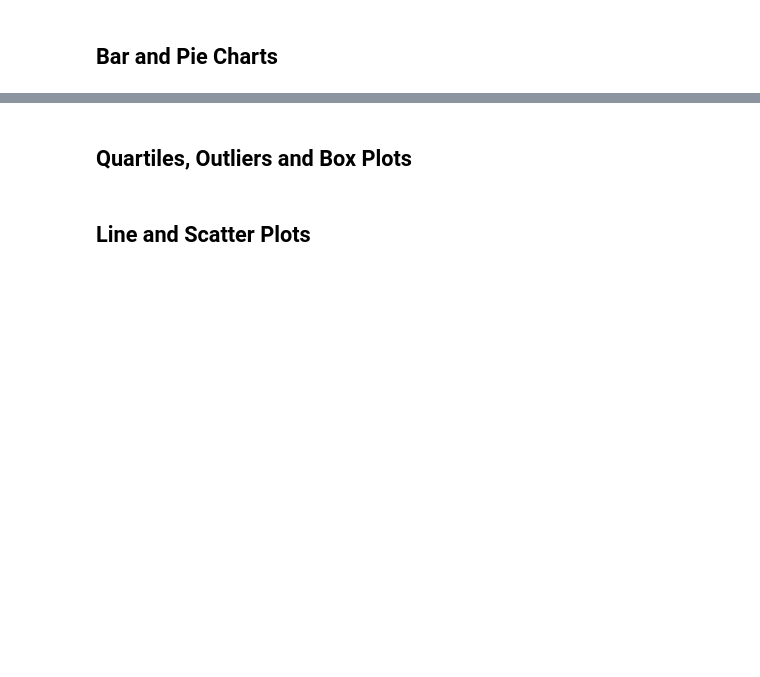
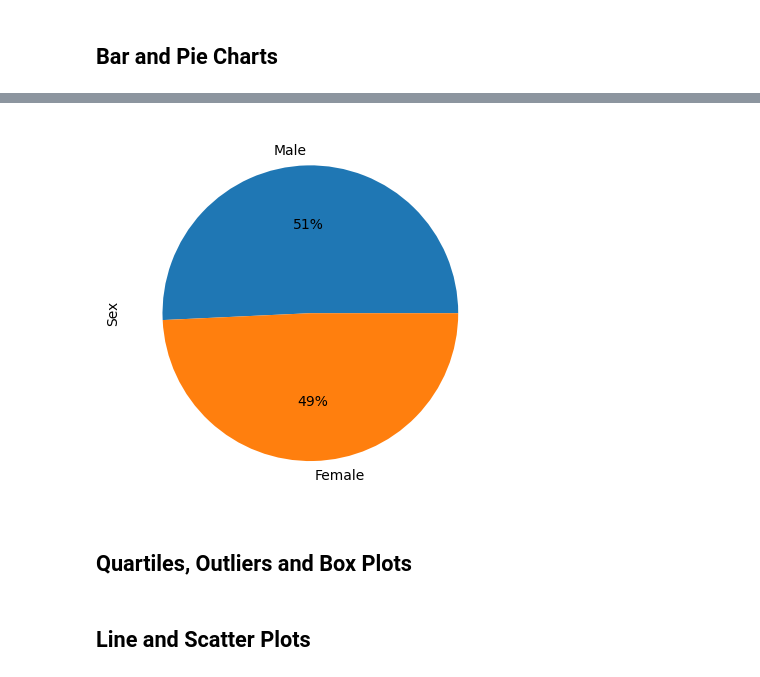
Before and after one commit to Amarah010/Matplotlib-Challenge, a Jupyter notebook: pymaceuticals.ipynb, the cells around one changed output, grey strips where cells are left out. Cells and saved outputs as stored; diff of their text form; code cells hidden in the pictures; blank space fills up the shorter version.

```diff
--- a/pymaceuticals.ipynb
+++ b/pymaceuticals.ipynb
@@ -72,5 +194,13 @@ mouse_dataset
 # %%
 # Generate a pie plot showing the distribution of female versus male mice using pyplot
+sex_label = male_v_female.index.values
+count_value = male_v_female.values
+plt.ylabel("Sex")
+plt.pie(count_value, labels = sex_label, autopct="%1.0f%%")
+
+plt.show()
+# %% [output]
+[figure, added]
 # %% [markdown]
 ## Quartiles, Outliers and Box Plots
 # %%
```
Also changed, not shown: parts of 11 cells of this notebook.
